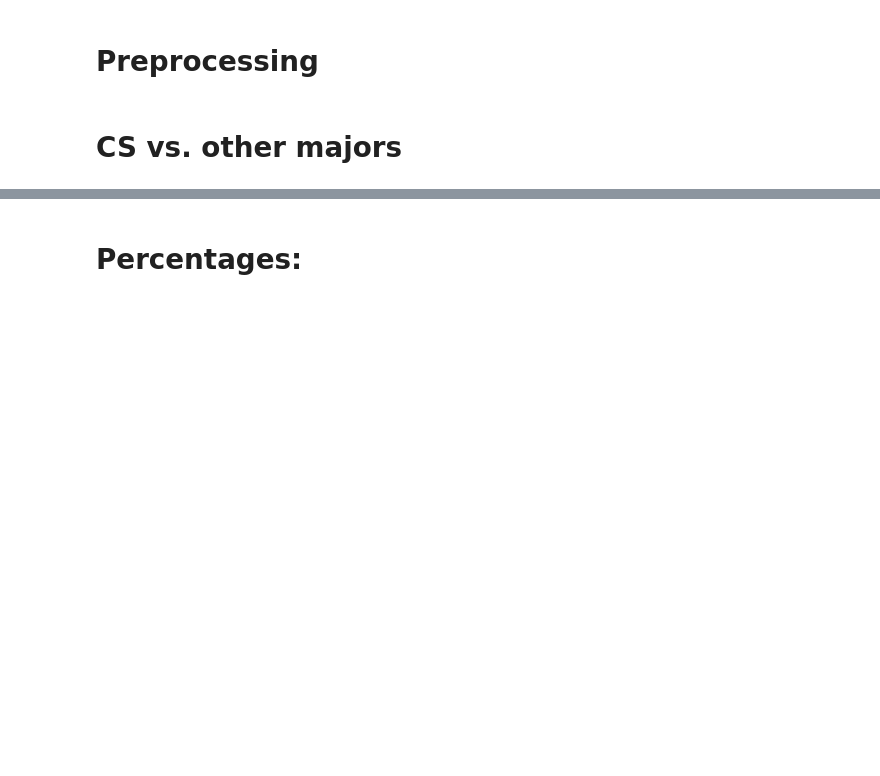
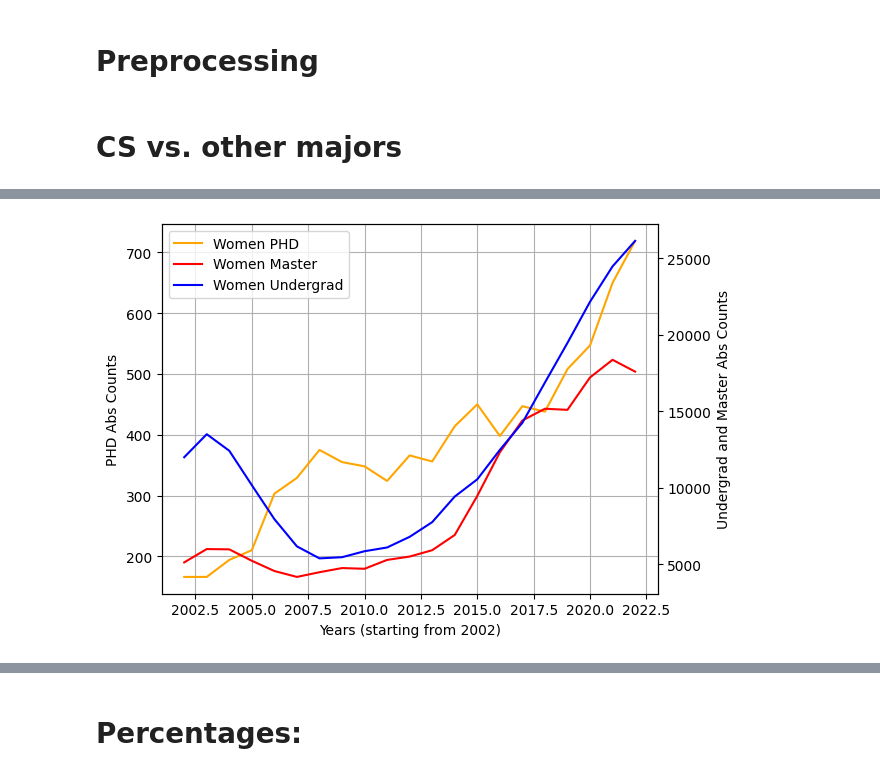
Before and after one commit to fahadsultan/dei-facultystaff, a Jupyter notebook: nat_trends.ipynb, the cells around one changed output, grey strips where cells are left out. Cells and saved outputs as stored; diff of their text form; code cells hidden in the pictures; blank space fills up the shorter version.

```diff
--- a/nat_trends.ipynb
+++ b/nat_trends.ipynb
@@ -117,0 +179,22 @@ plt.plot(ugd_counts['hisp_abs'].loc[range(2011, 2022)])
+# %%
+import pandas as pd
+from matplotlib import pyplot as plt
+
+fig = plt.figure()
+ax = fig.add_subplot(111)
+ax.plot(phd_counts['women_abs'],label="Women PHD",color='orange')
+
+ax2 = plt.twinx()
+ax2.plot(mst_counts['women_abs'],label="Women Master", color = 'red')
+ax2.plot(ugd_counts['women_abs'],label="Women Undergrad", color = 'blue')
+
+lines, labels = ax.get_legend_handles_labels()
+lines2, labels2 = ax2.get_legend_handles_labels()
+ax2.legend(lines + lines2, labels + labels2)
+ax.grid()
+ax.set_xlabel("Years (starting from 2002)")
+ax.set_ylabel(r"PHD Abs Counts")
+ax2.set_ylabel(r"Undergrad and Master Abs Counts")
+plt.show()
+# %% [output]
+[figure, added]
```
Also changed, not shown: parts of 16 cells of this notebook.
